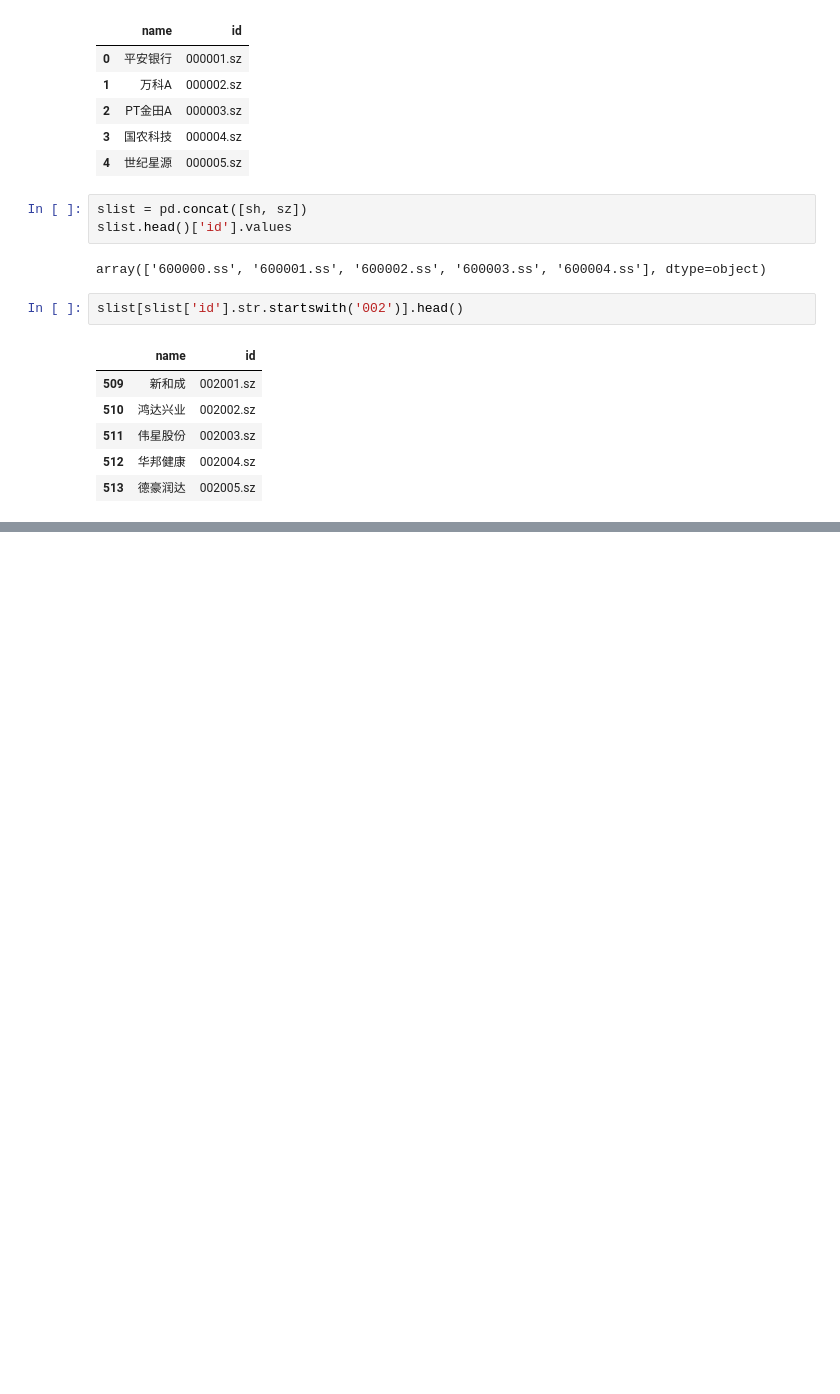
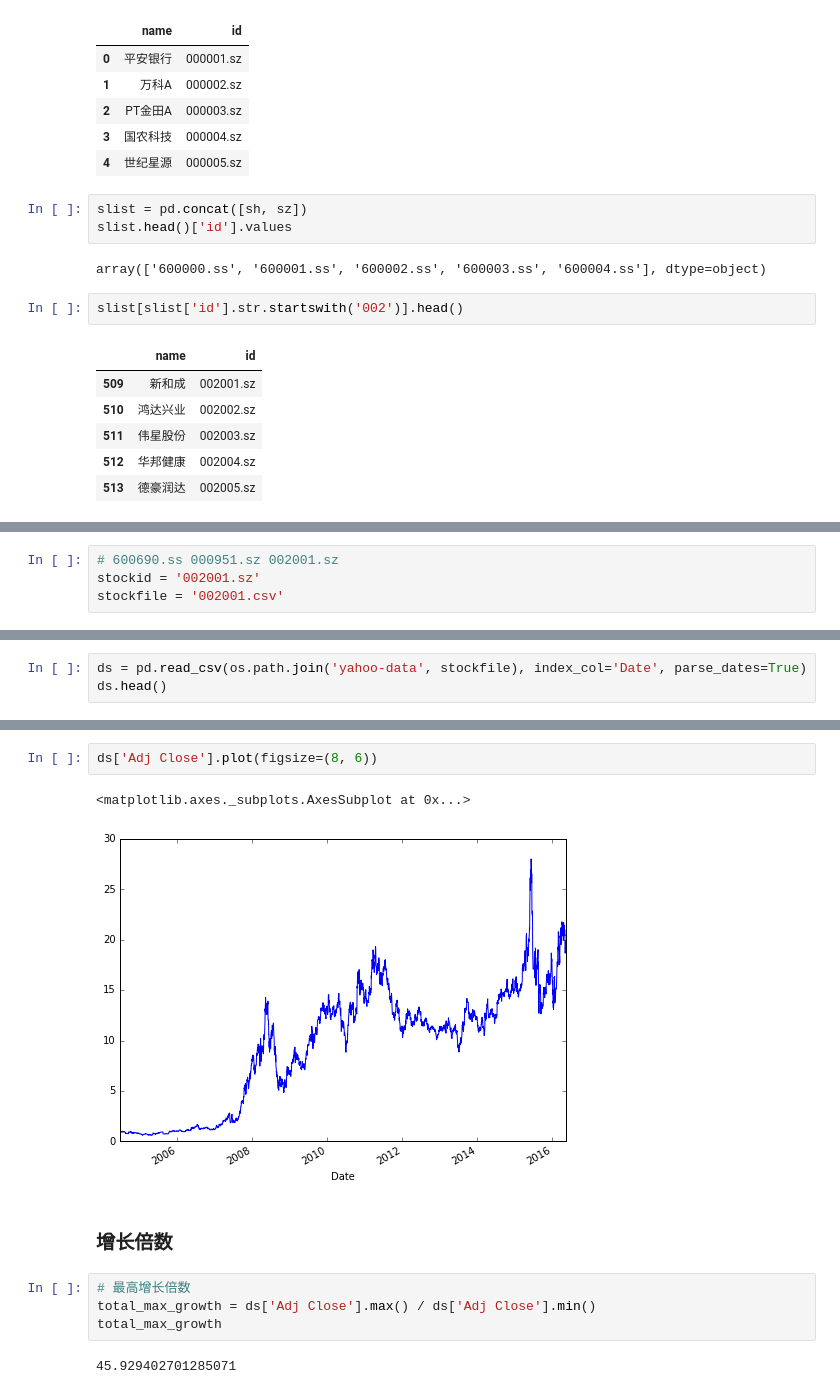
Before and after one commit to kamidox/stock-analysis, a Jupyter notebook: yahoo-stock.ipynb, the cells around one changed output, grey strips where cells are left out. Saved outputs shown, nothing was run; the diff lists cells and outputs as text; blank space fills up the shorter version.

```diff
--- a/yahoo-stock.ipynb
+++ b/yahoo-stock.ipynb
@@ -139,0 +150,4 @@ amp[amp['amp'] < 1.3]
+# %%
+# 600690.ss 000951.sz 002001.sz
+stockid = '002001.sz'
+stockfile = '002001.csv'
@@ -139,0 +158,3 @@ amp[amp['amp'] < 1.3]
+# %%
+ds = pd.read_csv(os.path.join('yahoo-data', stockfile), index_col='Date', parse_dates=True)
+ds.head()
@@ -139,0 +169,13 @@ amp[amp['amp'] < 1.3]
+# %%
+ds['Adj Close'].plot(figsize=(8, 6))
+# %% [output]
+<matplotlib.axes._subplots.AxesSubplot at 0x...>
+[figure, added]
+# %% [markdown]
+### 增长倍数
+# %%
+# 最高增长倍数
+total_max_growth = ds['Adj Close'].max() / ds['Adj Close'].min()
+total_max_growth
+# %% [output]
+45.929402701285071
```
Also changed, not shown: parts of 12 cells of this notebook, 1 other file.
